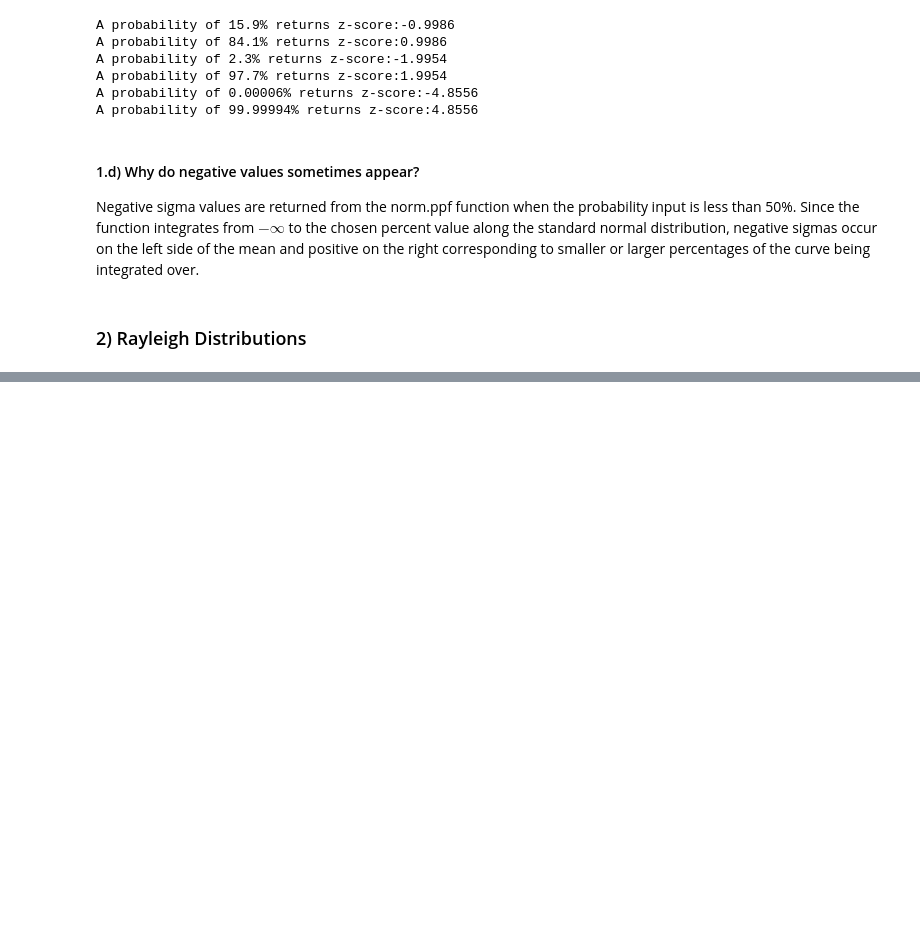
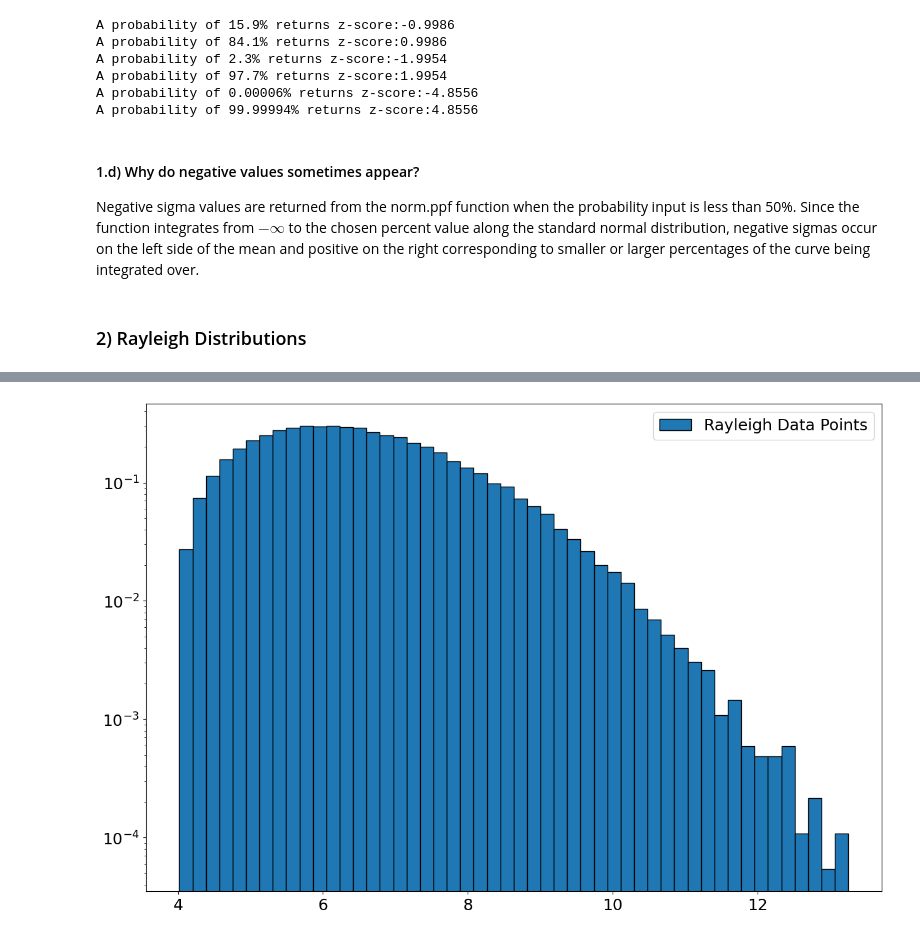
Before and after one commit to tarias16/Phys-434-Big-Data, a Jupyter notebook: Lab_1.ipynb, the cells around one changed output, grey strips where cells are left out. Saved outputs shown, nothing was run; the diff lists cells and outputs as text; code cells hidden in the pictures; blank space fills up the shorter version.

```diff
--- a/Lab_1.ipynb
+++ b/Lab_1.ipynb
@@ -42,0 +68,11 @@ Negative sigma values are returned from the norm.ppf function when the probabili
+# %%
+# Sets up plot of datapoints on semilog scale
+fig, ax = plt.subplots()
+ax.hist(datapoints, 50, density = True, edgecolor = 'black', label = 'Rayleigh Data Points')
+plt.tick_params(labelsize = 18)
+plt.yscale('log')
+# Select 1000 values of x for the pdf to create smooth curve
+plt.legend(loc = 0, fontsize = 18)
+plt.show()
+# %% [output]
+[figure, added]
```
Also changed, not shown: parts of 14 cells of this notebook.
